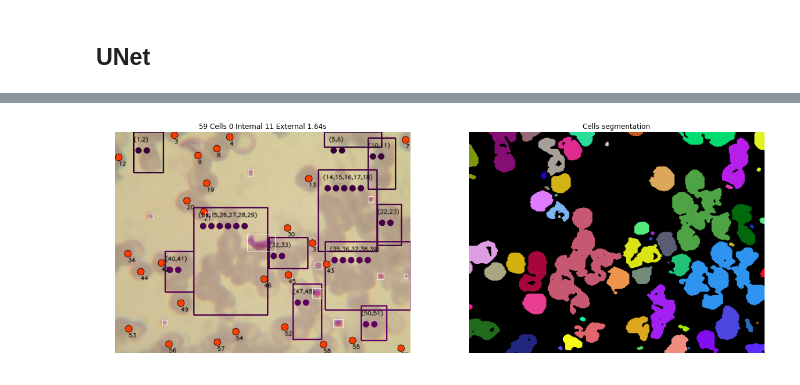
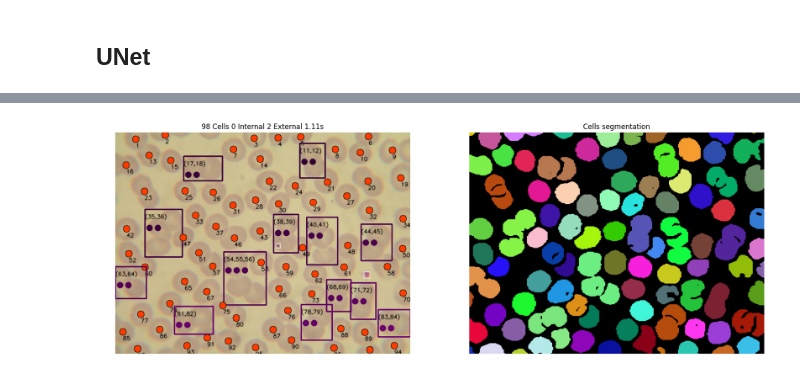
Before and after one commit to klingerkrieg/pid-course-project, a Jupyter notebook: segmentation_methods/unet.ipynb, the cells around one changed output, grey strips where cells are left out. Cells and saved outputs as stored; diff of their text form; code cells hidden in the pictures.

```diff
--- a/segmentation_methods/unet.ipynb
+++ b/segmentation_methods/unet.ipynb
@@ -56,7 +56,7 @@ def unet_method(path, validation_type, mark_parasites=True):
     passTime = "%.2fs" % (end-start)
 
     #save results
-    save_results(path,name,cells,internal,external, passTime, img, method_ext, validation_type)
+    #save_results(path,name,cells,internal,external, passTime, img, method_ext, validation_type)
 
     return (img, cell_mask_colored), (cells, internal, external, passTime)
 
@@ -64,7 +64,7 @@ def unet_method(path, validation_type, mark_parasites=True):
 if __name__ == '__main__':
     #PATH = "./PHOTOS_MALARIA_VHIR_UPC/fotos_2015_12_01/P_falciparum/Trofozoits/DSCN0083.JPG"
     #PATH = "../blood_samples/samples/blood_smear_2.JPG"
-    PATH = "../blood_samples/samples/blood_smear_28.JPG"
+    PATH = "../blood_samples/samples/blood_smear_15.JPG"
     #PATH = "../blood_samples/samples/blood_smear_14.JPG"
     #PATH = '../blood_samples/samples/blood_smear_3.JPG'
     images, stats = unet_method(PATH, NO_VALIDATION)
@@ -82 +83 @@ if __name__ == '__main__':
-[figure, old version]
+[figure, new version]
```
Also changed, not shown: parts of 1 cell of this notebook, 5 other files.
